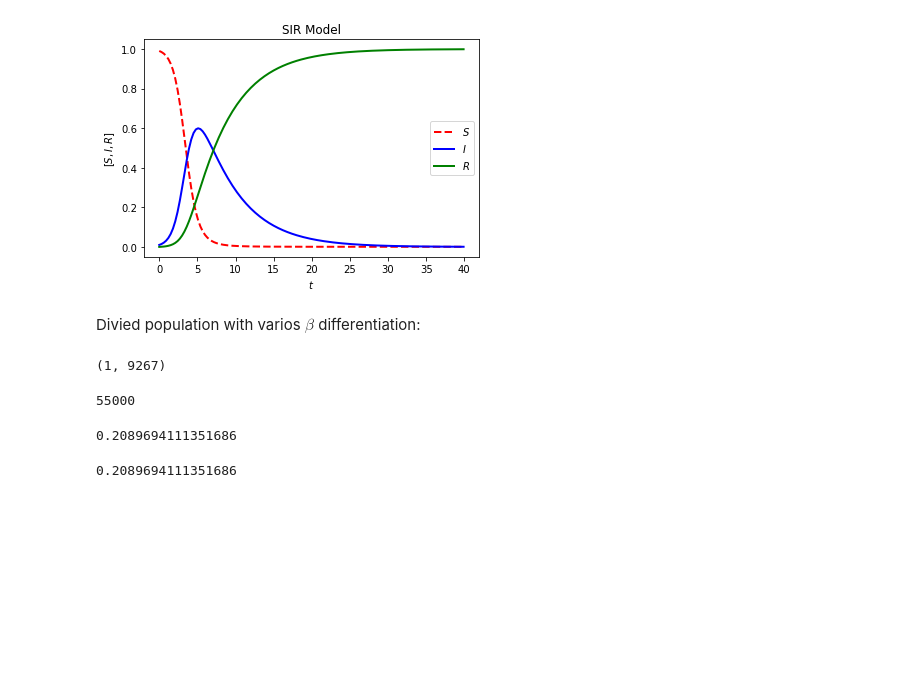
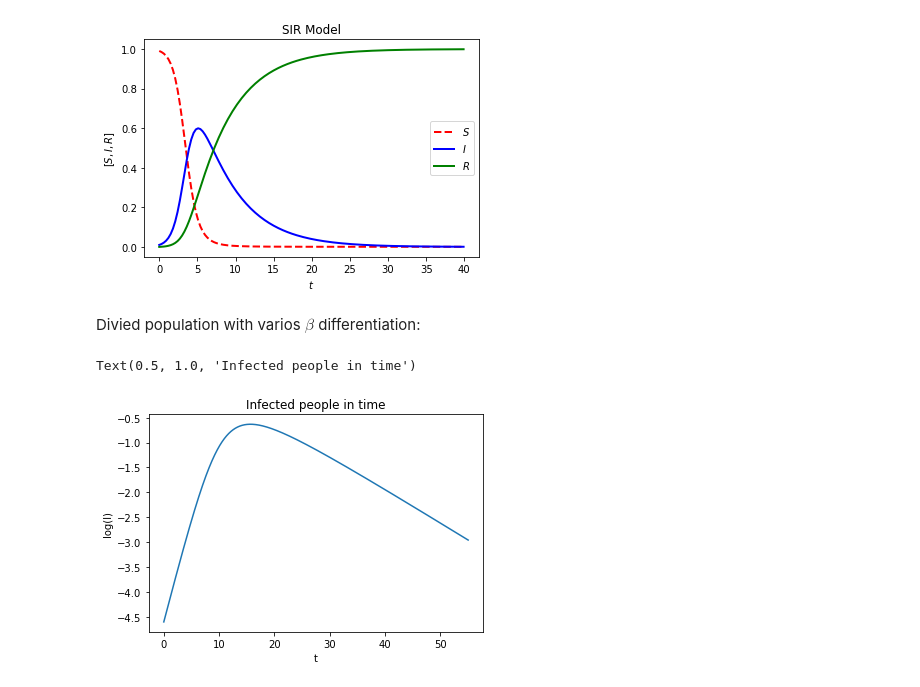
Before and after one commit to ParimahSafarian/Inequality-and-COVID-19, a Jupyter notebook: Fitting_Examiniation.ipynb, the cells around one changed output. Saved outputs shown, nothing was run; the diff lists cells and outputs as text; code cells hidden in the pictures; blank space fills up the shorter version.

```diff
--- a/Fitting_Examiniation.ipynb
+++ b/Fitting_Examiniation.ipynb
@@ -100,14 +101,15 @@ def find_range(cases):
                 break
     end = int(end - end/2)
     return begin, end
-# %%
-find_range(k[:, 1])
-# %% [output]
-(1, 9267)
-# %%
-np.size(k[:, 1])
-# %% [output]
-55000
+# %%
+plt.plot(t, np.log(Itot))
+
+plt.ylabel('log(I)')
+plt.xlabel('t')
+plt.title('Infected people in time')
+# %% [output]
+Text(0.5, 1.0, 'Infected people in time')
+[figure, added]
 # %%
 def fit_equation(cases):
     begin, end = find_range(cases)
@@ -115,10 +117 @@ def fit_equation(cases):
     return betaSgamma
-# %%
-begin, end = find_range(k[:, 1])
-np.polyfit(t[begin:end], np.log(list(k[begin:end, 1])), 1)[0]
-# %% [output]
-0.2089694111351686
-# %%
-fit_equation(k[:, 1])
-# %% [output]
-0.2089694111351686
```
Also changed, not shown: parts of 15 cells of this notebook.
